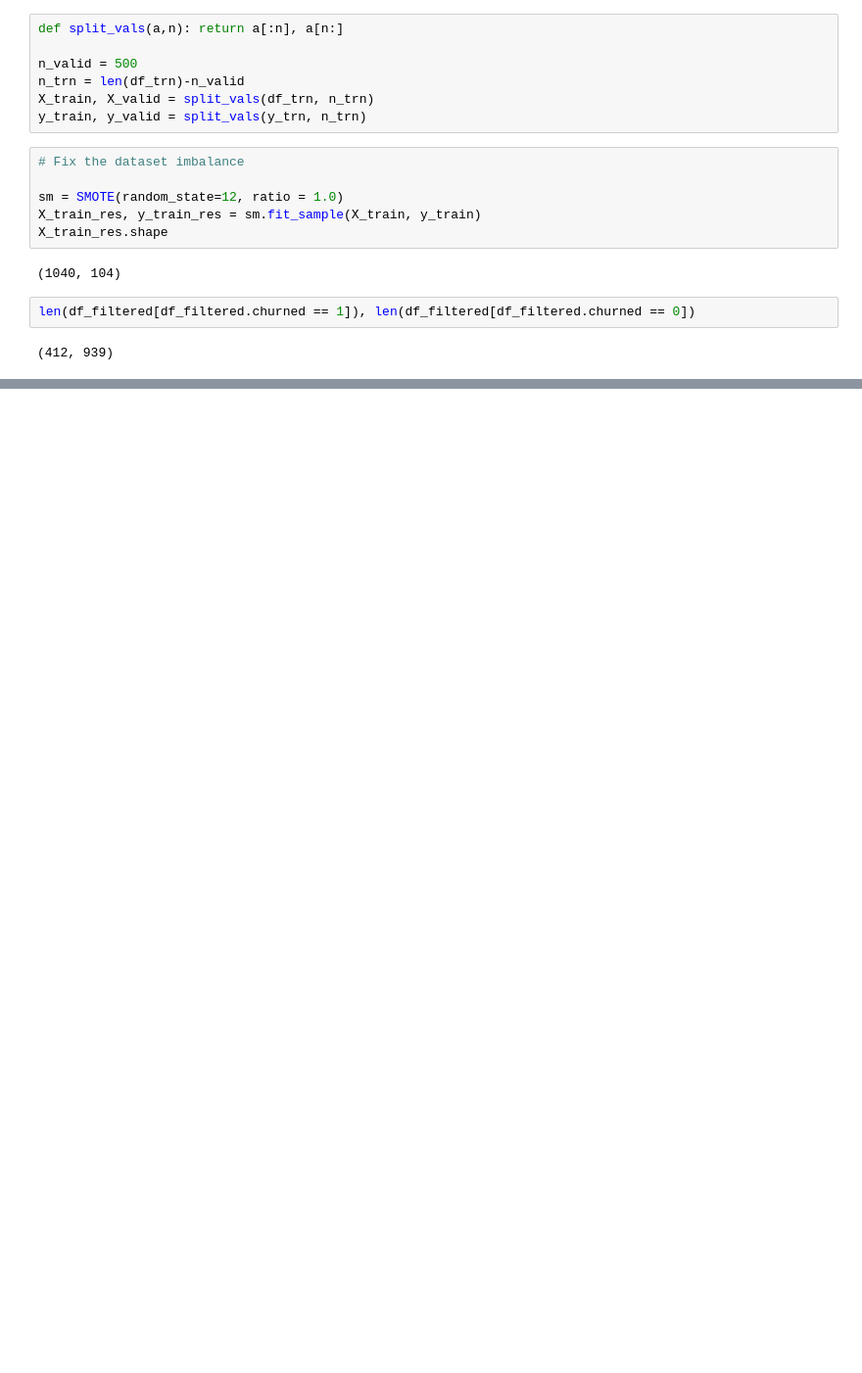
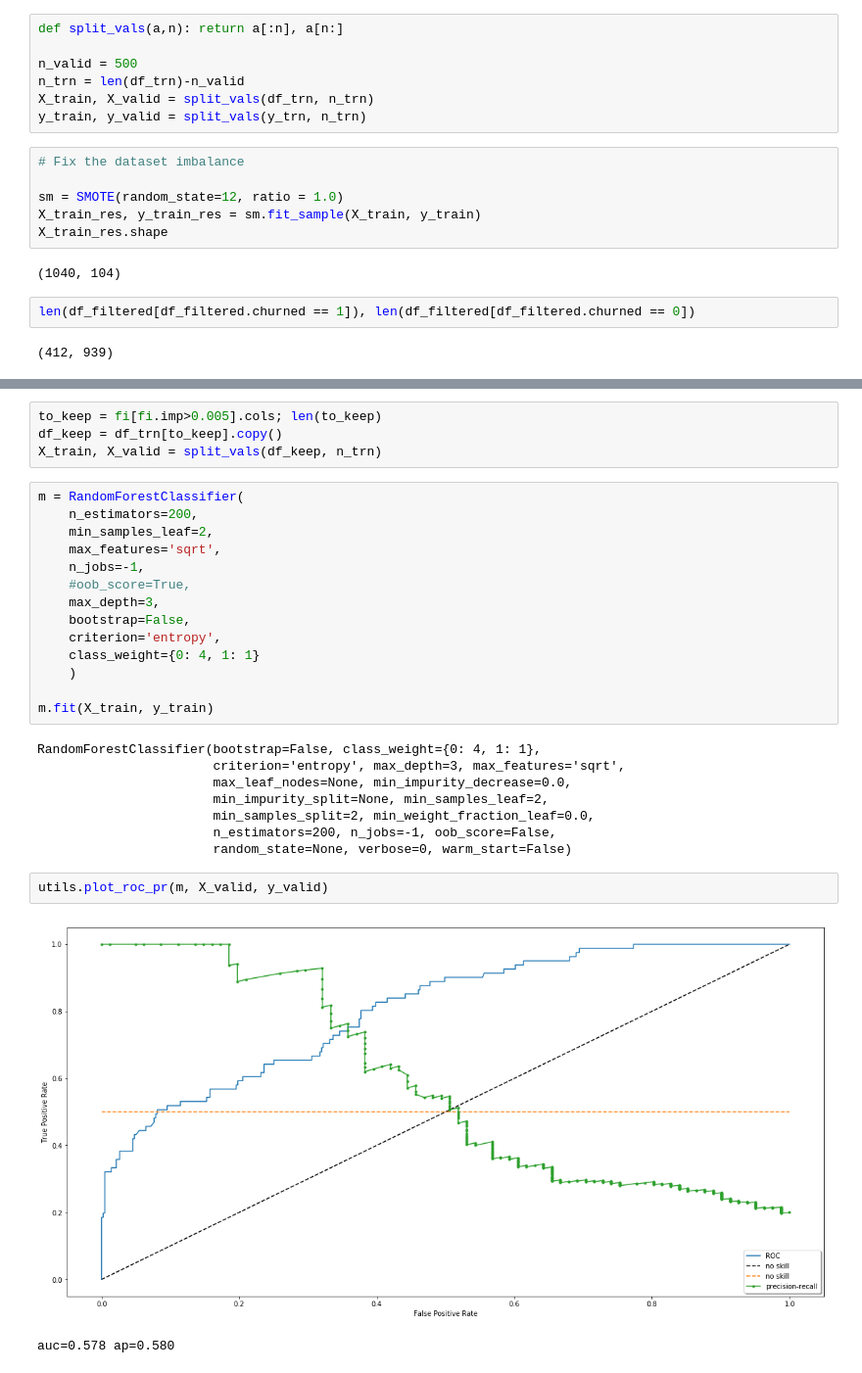
Before and after one commit to justinhennessy/100-days-of-code, a Jupyter notebook: project/churn_train.ipynb, the cells around one changed output, grey strips where cells are left out. Shown at 98% size. Drawn from its saved outputs; the diff is of its cells as text; blank space fills up the shorter version.

```diff
--- a/project/churn_train.ipynb
+++ b/project/churn_train.ipynb
@@ -202,0 +146,31 @@ plt.show()
+# %%
+to_keep = fi[fi.imp>0.005].cols; len(to_keep)
+df_keep = df_trn[to_keep].copy()
+X_train, X_valid = split_vals(df_keep, n_trn)
+# %%
+m = RandomForestClassifier(
+    n_estimators=200,
+    min_samples_leaf=2,
+    max_features='sqrt',
+    n_jobs=-1,
+    #oob_score=True,
+    max_depth=3,
+    bootstrap=False,
+    criterion='entropy',
+    class_weight={0: 4, 1: 1}
+    )
+
+m.fit(X_train, y_train)
+# %% [output]
+RandomForestClassifier(bootstrap=False, class_weight={0: 4, 1: 1},
+                       criterion='entropy', max_depth=3, max_features='sqrt',
+                       max_leaf_nodes=None, min_impurity_decrease=0.0,
+                       min_impurity_split=None, min_samples_leaf=2,
+                       min_samples_split=2, min_weight_fraction_leaf=0.0,
+                       n_estimators=200, n_jobs=-1, oob_score=False,
+                       random_state=None, verbose=0, warm_start=False)
+# %%
+utils.plot_roc_pr(m, X_valid, y_valid)
+# %% [output]
+[figure, added]
+auc=0.578 ap=0.580
```
Also changed, not shown: parts of 10 cells of this notebook, 2 other files.
